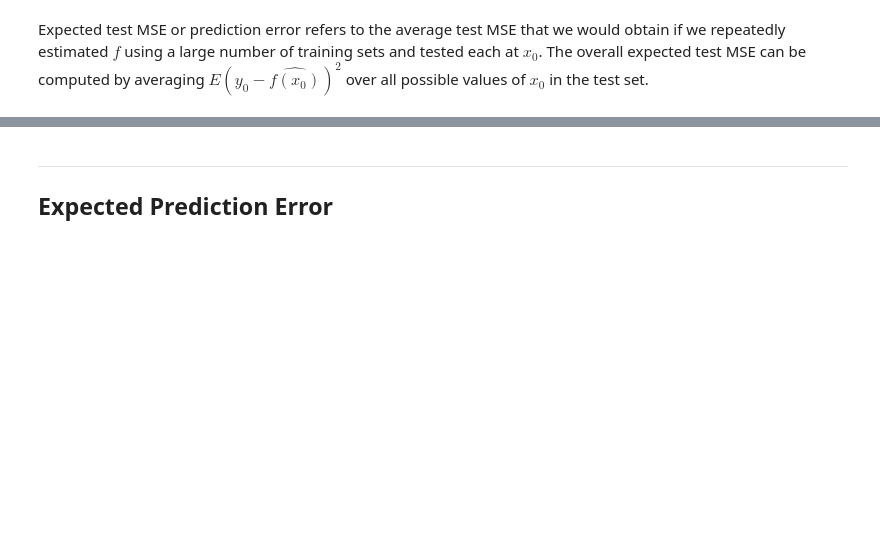
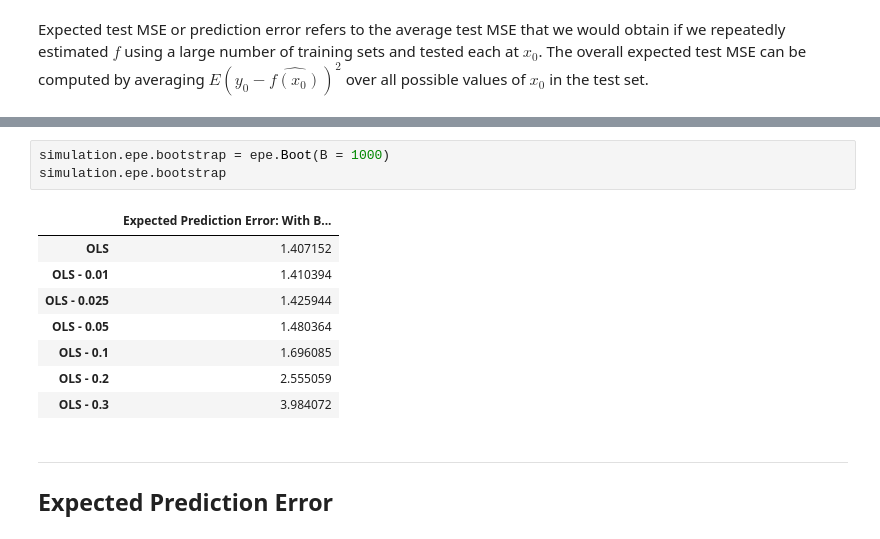
Before and after one commit to s6soverd/Computational-Statistics-Project-onLasso, a Jupyter notebook: finalproject_lasso.ipynb, the cells around one changed output, grey strips where cells are left out. Drawn from its saved outputs; the diff is of its cells as text; blank space fills up the shorter version.

```diff
--- a/finalproject_lasso.ipynb
+++ b/finalproject_lasso.ipynb
@@ -317,3 +356,15 @@ test_setY = test_set[,  1]
+# %%
+simulation.epe.bootstrap = epe.Boot(B = 1000)
+simulation.epe.bootstrap
+# %% [output]
+|  | Expected Prediction Error: With B... |
+| OLS | 1.407152 |
+| OLS - 0.01 | 1.410394 |
+| OLS - 0.025 | 1.425944 |
+| OLS - 0.05 | 1.480364 |
+| OLS - 0.1 | 1.696085 |
+| OLS - 0.2 | 2.555059 |
+| OLS - 0.3 | 3.984072 |
 # %% [markdown]
 ---
 **Expected Prediction Error**
```
Also changed, not shown: parts of 16 cells of this notebook.
